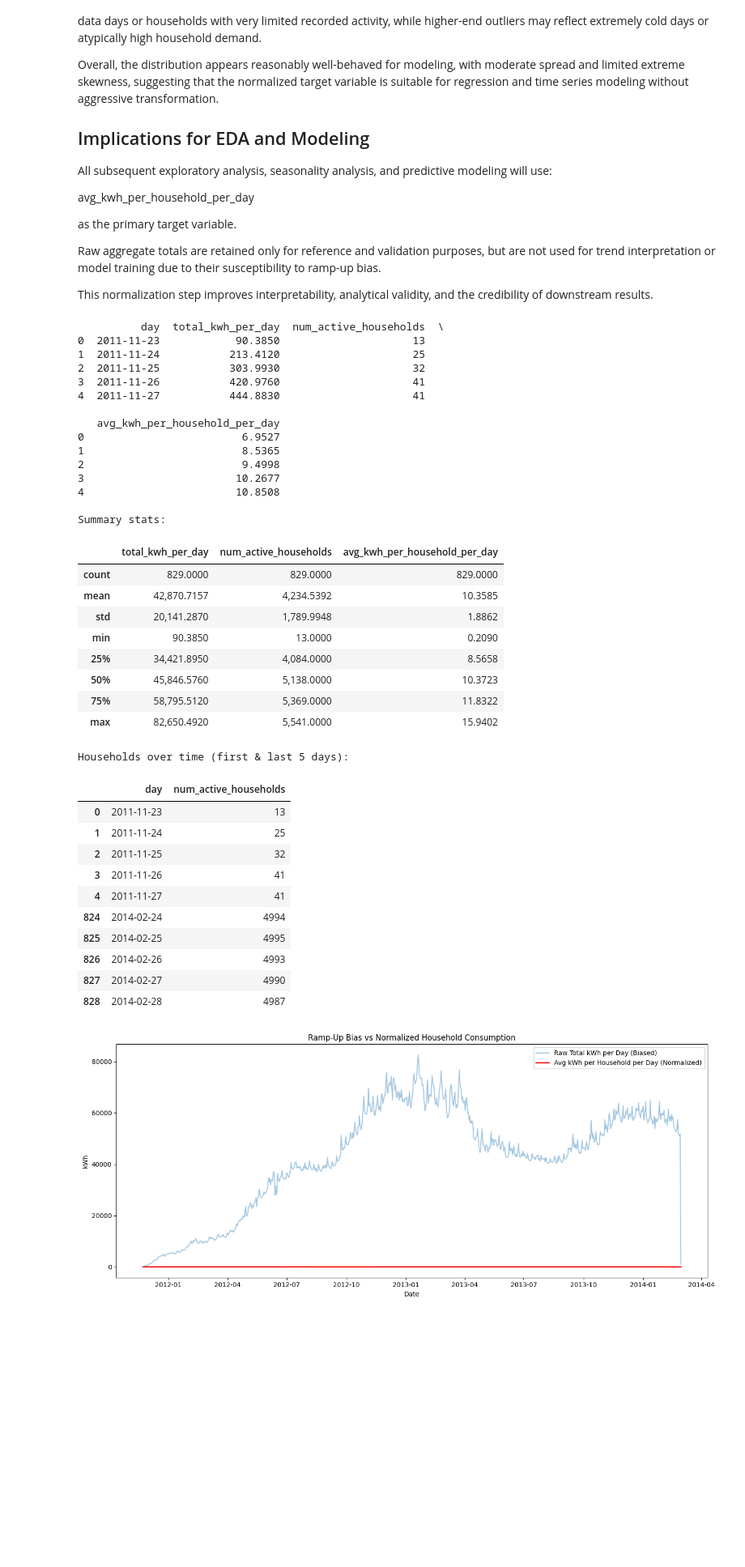
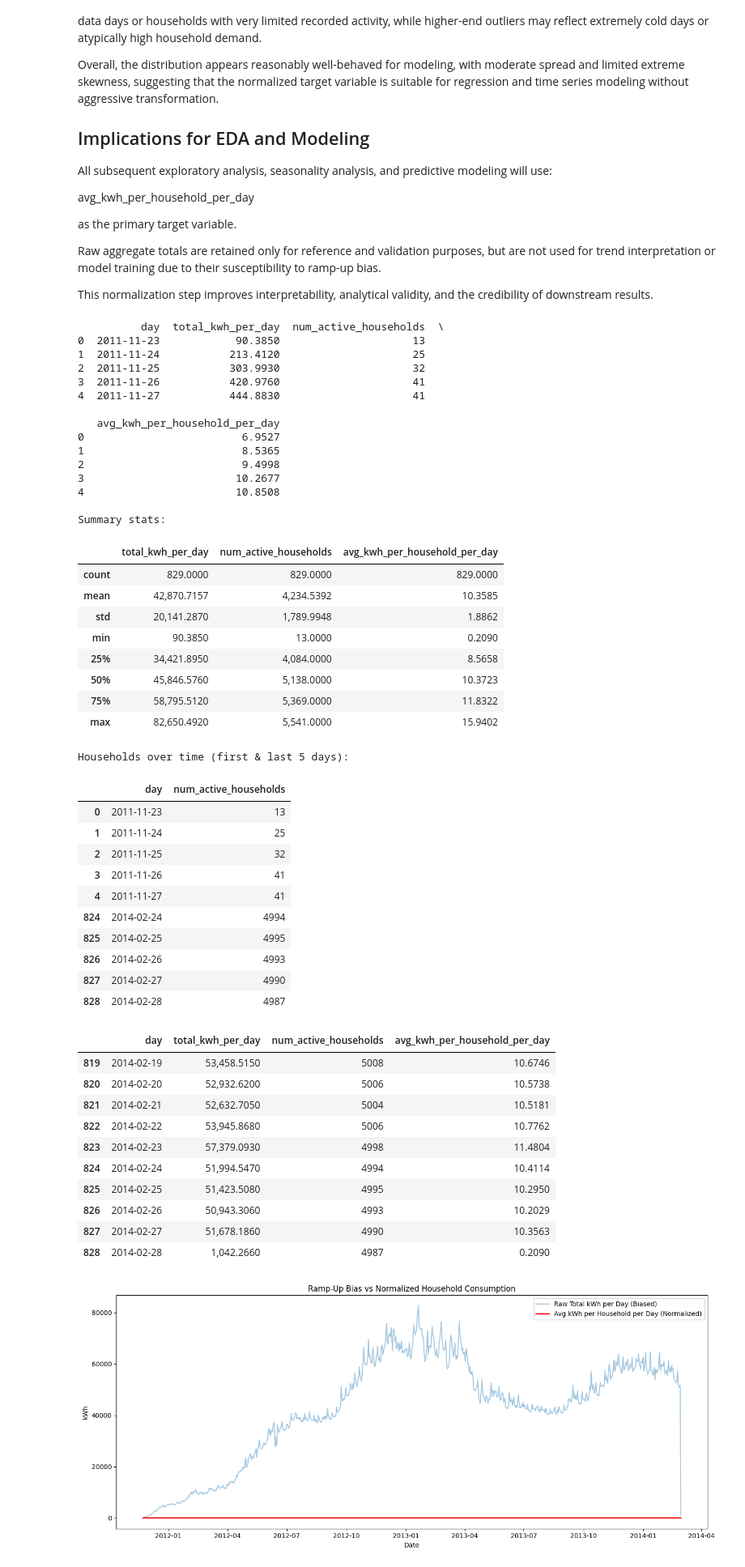
Before and after one commit to MaximeBoulat/TeamProject-530, a Jupyter notebook: Notebooks/Smart_meters_in_London.ipynb, the cells around one changed output. Shown at 81% size. Saved outputs shown, nothing was run; the diff lists cells and outputs as text; code cells hidden in the pictures; blank space fills up the shorter version.

```diff
--- a/Notebooks/Smart_meters_in_London.ipynb
+++ b/Notebooks/Smart_meters_in_London.ipynb
@@ -206,6 +206,8 @@ display(
         daily_norm.tail(5)
     ])[["day", "num_active_households"]]
 )
+
+daily_norm.tail(10)
 # %% [output]
           day  total_kwh_per_day  num_active_households  \
 0  2011-11-23            90.3850                     13
@@ -216,33 +218,44 @@ display(
 
    avg_kwh_per_household_per_day
 0                         6.9527
 1                         8.5365
 2                         9.4998
 3                        10.2677
 4                        10.8508
 
 Summary stats:
 |  | total_kwh_per_day | num_active_households | avg_kwh_per_household_per_day |
 | count | 829.0000 | 829.0000 | 829.0000 |
 | mean | 42,870.7157 | 4,234.5392 | 10.3585 |
 | std | 20,141.2870 | 1,789.9948 | 1.8862 |
 | min | 90.3850 | 13.0000 | 0.2090 |
 | 25% | 34,421.8950 | 4,084.0000 | 8.5658 |
 | 50% | 45,846.5760 | 5,138.0000 | 10.3723 |
 | 75% | 58,795.5120 | 5,369.0000 | 11.8322 |
 | max | 82,650.4920 | 5,541.0000 | 15.9402 |
 Households over time (first & last 5 days):
 |  | day | num_active_households |
 | 0 | 2011-11-23 | 13 |
 | 1 | 2011-11-24 | 25 |
 | 2 | 2011-11-25 | 32 |
 | 3 | 2011-11-26 | 41 |
 | 4 | 2011-11-27 | 41 |
 | 824 | 2014-02-24 | 4994 |
 | 825 | 2014-02-25 | 4995 |
 | 826 | 2014-02-26 | 4993 |
 | 827 | 2014-02-27 | 4990 |
 | 828 | 2014-02-28 | 4987 |
+|  | day | total_kwh_per_day | num_active_households | avg_kwh_per_household_per_day |
+| 819 | 2014-02-19 | 53,458.5150 | 5008 | 10.6746 |
+| 820 | 2014-02-20 | 52,932.6200 | 5006 | 10.5738 |
+| 821 | 2014-02-21 | 52,632.7050 | 5004 | 10.5181 |
+| 822 | 2014-02-22 | 53,945.8680 | 5006 | 10.7762 |
+| 823 | 2014-02-23 | 57,379.0930 | 4998 | 11.4804 |
+| 824 | 2014-02-24 | 51,994.5470 | 4994 | 10.4114 |
+| 825 | 2014-02-25 | 51,423.5080 | 4995 | 10.2950 |
+| 826 | 2014-02-26 | 50,943.3060 | 4993 | 10.2029 |
+| 827 | 2014-02-27 | 51,678.1860 | 4990 | 10.3563 |
+| 828 | 2014-02-28 | 1,042.2660 | 4987 | 0.2090 |
 # %%
 # STEP 3: Raw Totals vs Normalized Trend (Ramp-Up Bias Proof)
 
```
Also changed, not shown: parts of 20 cells of this notebook, 3 other files.
